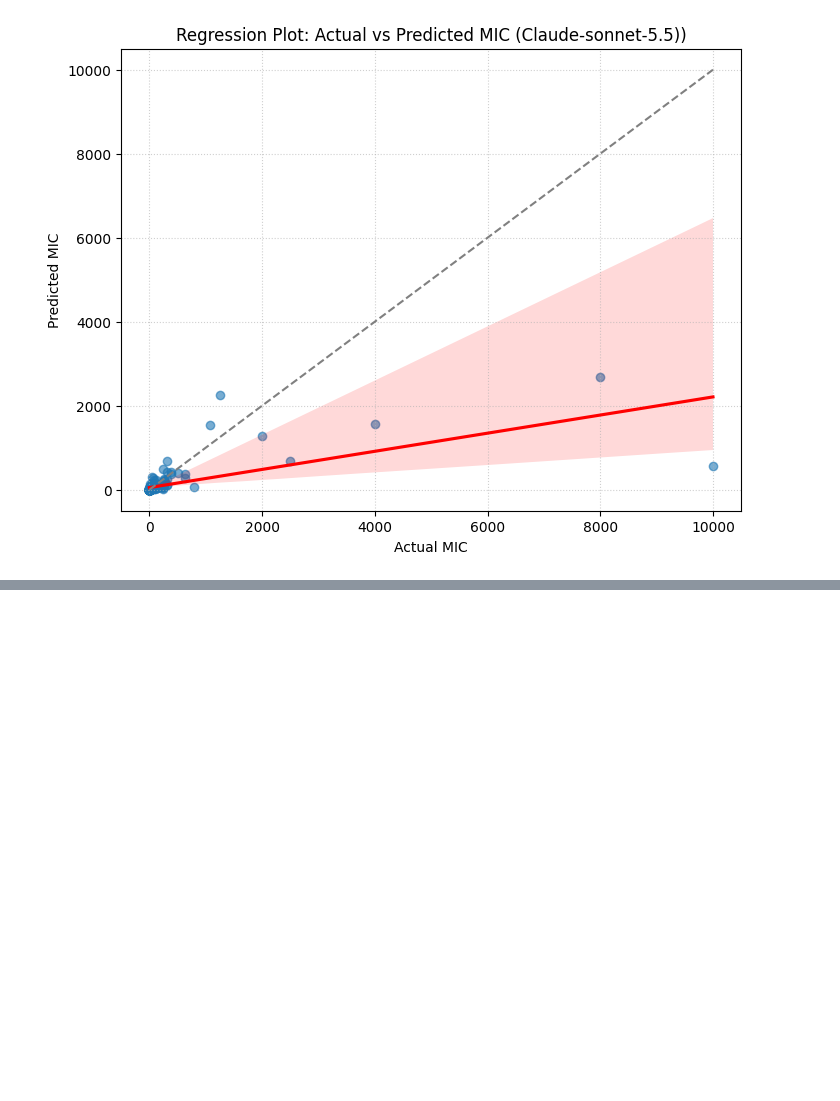
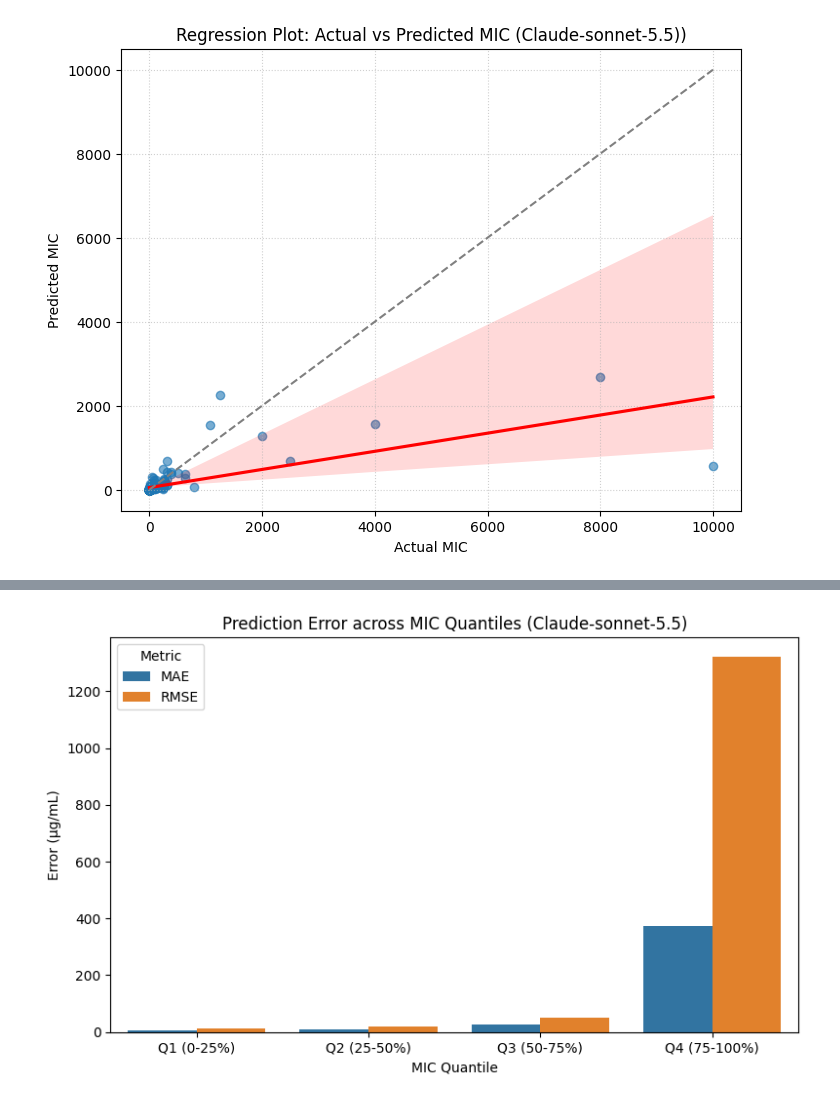
Before and after one commit to BaoNguyen151654/Biomed_DataScience, a Jupyter notebook: Performance_seltox_claude/MIC/Claude_MIC.ipynb, the cells around one changed output, grey strips where cells are left out. Drawn from its saved outputs; the diff is of its cells as text; code cells hidden in the pictures; blank space fills up the shorter version.

```diff
--- a/Performance_seltox_claude/MIC/Claude_MIC.ipynb
+++ b/Performance_seltox_claude/MIC/Claude_MIC.ipynb
@@ -41,3 +75,8 @@ plt.grid(True, linestyle=':', alpha=0.6)
 plt.show()
 # %% [output]
 [figure]
+# %%
+df_eval = pd.DataFrame({
+    'y_true': y_true,
+    'y_pred': y_pred
+})
@@ -43,0 +97,17 @@ plt.show()
+# %%
+results = []
+
+for q, group in df_eval.groupby('quantile', observed=True):
+
+    results.append({
+        'Quantile': q,
+        'N': len(group),
+        'MIC range': f"{group.y_true.min():.2f} - {group.y_true.max():.2f}",
+        'MAE': mean_absolute_error(group.y_true, group.y_pred),
+        'MSE': mean_squared_error(group.y_true, group.y_pred),
+        'RMSE': np.sqrt(mean_squared_error(group.y_true, group.y_pred)),
+        'R2': r2_score(group.y_true, group.y_pred)
+    })
+
+quantile_results = pd.DataFrame(results)
+display(quantile_results.round(4))
@@ -43,0 +122,22 @@ plt.show()
+# %%
+plt.figure(figsize=(8, 5))
+
+sns.barplot(
+    data=quantile_results.melt(
+        id_vars='Quantile',
+        value_vars=['MAE', 'RMSE'],
+        var_name='Metric',
+        value_name='Error'
+    ),
+    x='Quantile',
+    y='Error',
+    hue='Metric'
+)
+
+plt.title('Prediction Error across MIC Quantiles (Claude-sonnet-5.5)')
+plt.ylabel('Error (µg/mL)')
+plt.xlabel('MIC Quantile')
+plt.tight_layout()
+plt.show()
+# %% [output]
+[figure, added]
```
Also changed, not shown: parts of 5 cells of this notebook.
